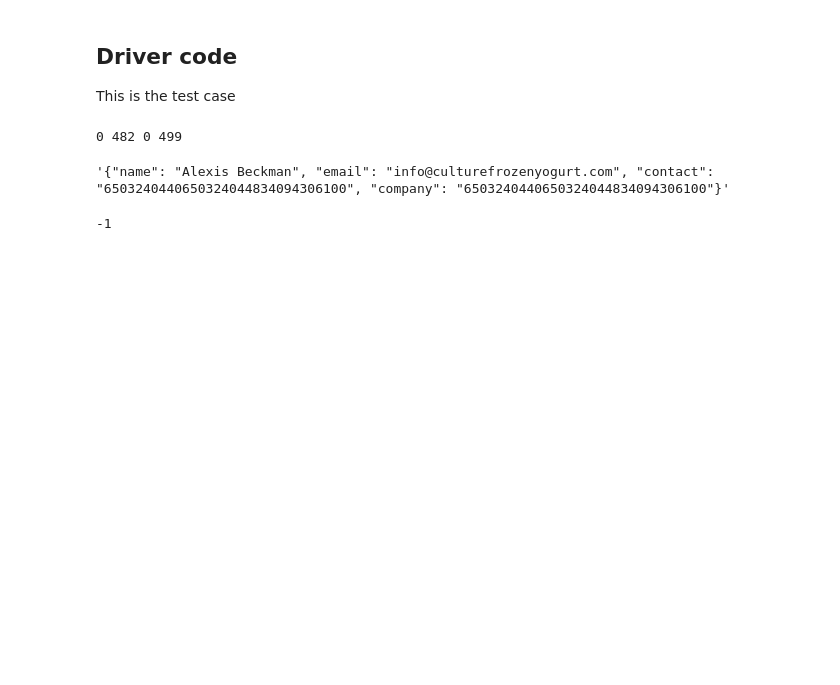
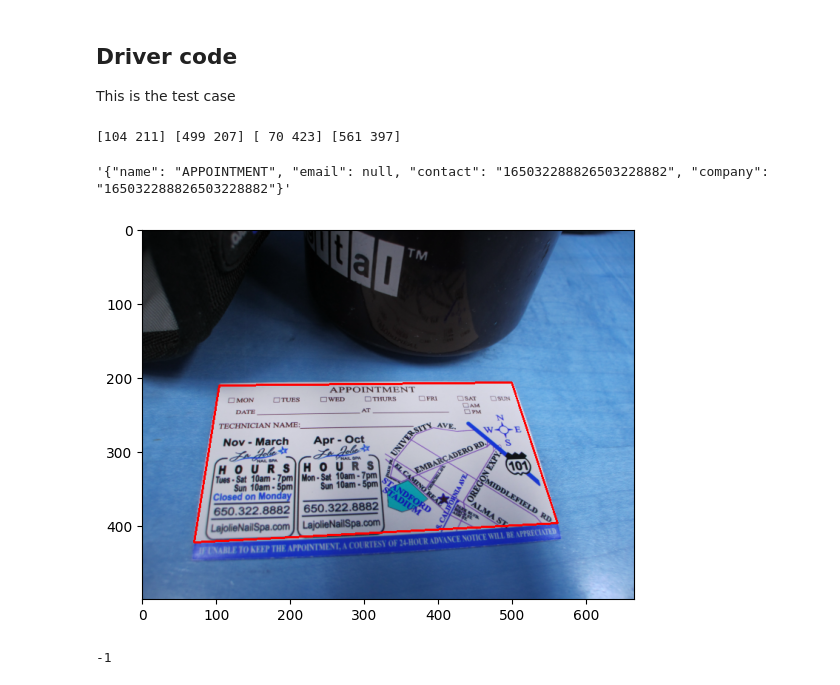
Before and after one commit to polytetralhx/ocr, a Jupyter notebook: test2.ipynb, the cells around one changed output. Saved outputs shown, nothing was run; the diff lists cells and outputs as text; code cells hidden in the pictures; blank space fills up the shorter version.

```diff
--- a/test2.ipynb
+++ b/test2.ipynb
@@ -56,7 +56,7 @@ def get_edges(img):
     edged = cv2.Canny(gray, 70, 150)
 
     # show the original image and the edge detected image
-    #plt.imshow(edged)
+    plt.imshow(edged)
 
     return edged
 # %%
@@ -157,6 +157,7 @@ def transform_image(img):
 
     #create aspect ratio for ID cards. can be changed for other documents
     max_w, max_h = 1098, 648
+    ratio = max_w / max_h
 
     #read the image and get its edges
     #image = cv2.resize(img, (max_w, max_h), interpolation = cv2.INTER_AREA)
@@ -164,7 +165,11 @@ def transform_image(img):
     edged = get_edges(padded)
     boxes = get_all_boxes(edged)
     topleft, topright, bottomleft, bottomright = select_coords(boxes) #something sus here
-    #print(topleft, topright, bottomleft, bottomright)
+    #topleft, topright = topleft.astype(np.int32) * ratio, topright.astype(np.int32) * ratio
+    #bottomleft, bottomright = bottomleft.astype(np.int32) * ratio, bottomright.astype(np.int32) * ratio
+    #topleft, topright = topleft.astype(np.int32), topright.astype(np.int32)
+    #bottomleft, bottomright = bottomleft.astype(np.int32), bottomright.astype(np.int32)
+    print(topleft, topright, bottomleft, bottomright)
 
     #initialize points: input convert to top-down output
     input_pts = np.float32([list(coord) for coord in [topleft, bottomleft, bottomright, topright]])
@@ -173,7 +178,7 @@ def transform_image(img):
                             [max_w - 1, max_h - 1],
                             [max_w - 1, 0]])
 
-    #plt.imshow(cv2.drawContours(img, [np.array([topleft, topright, bottomright, bottomleft]).reshape((4, 1, 2))], -1, (255,0,0), 2))
+    plt.imshow(cv2.drawContours(img, [np.array([topleft, topright, bottomright, bottomleft]).reshape((4, 1, 2))], -1, (255,0,0), 2))
     #cv2.imshow("edged", edged)
     #cv2.waitKey(0)
 
@@ -246,22 +251,23 @@ def extract_json(img_path, lang):
 
 This is the test case
 # %%
-test_path = "./test/099.jpg_Reference.jpg"
+test_path = "./test/096.jpg_Canon.jpg"
 
 img = cv2.imread(test_path)
-test_img = imutils.resize(img, height = 500)
-new_img = transform_image(test_img)
+#new_img = transform_image(cv2.resize(img, dsize = (doc_w, doc_h), interpolation=cv2.INTER_LINEAR))
+new_img = transform_image(imutils.resize(img, height = 500))
 
 cv2.imshow("Test case", new_img)
 cv2.waitKey(0)
 cv2.destroyAllWindows()
 pytesseract.image_to_string(new_img)
 
 # testing the json function
 extract_json(test_path, "eng")
 # %% [output]
-0 482 0 499
+[104 211] [499 207] [ 70 423] [561 397]
-'{"name": "Alexis Beckman", "email": "info@culturefrozenyogurt.com", "contact": "6503240440650324044834094306100", "company": "6503240440650324044834094306100"}'
+'{"name": "APPOINTMENT", "email": null, "contact": "165032288826503228882", "company": "165032288826503228882"}'
+[figure, added]
 # %%
 cv2.imshow("normal", img)
 cv2.waitKey(0)
```
Also changed, not shown: parts of 1 cell of this notebook, 1 other file.
